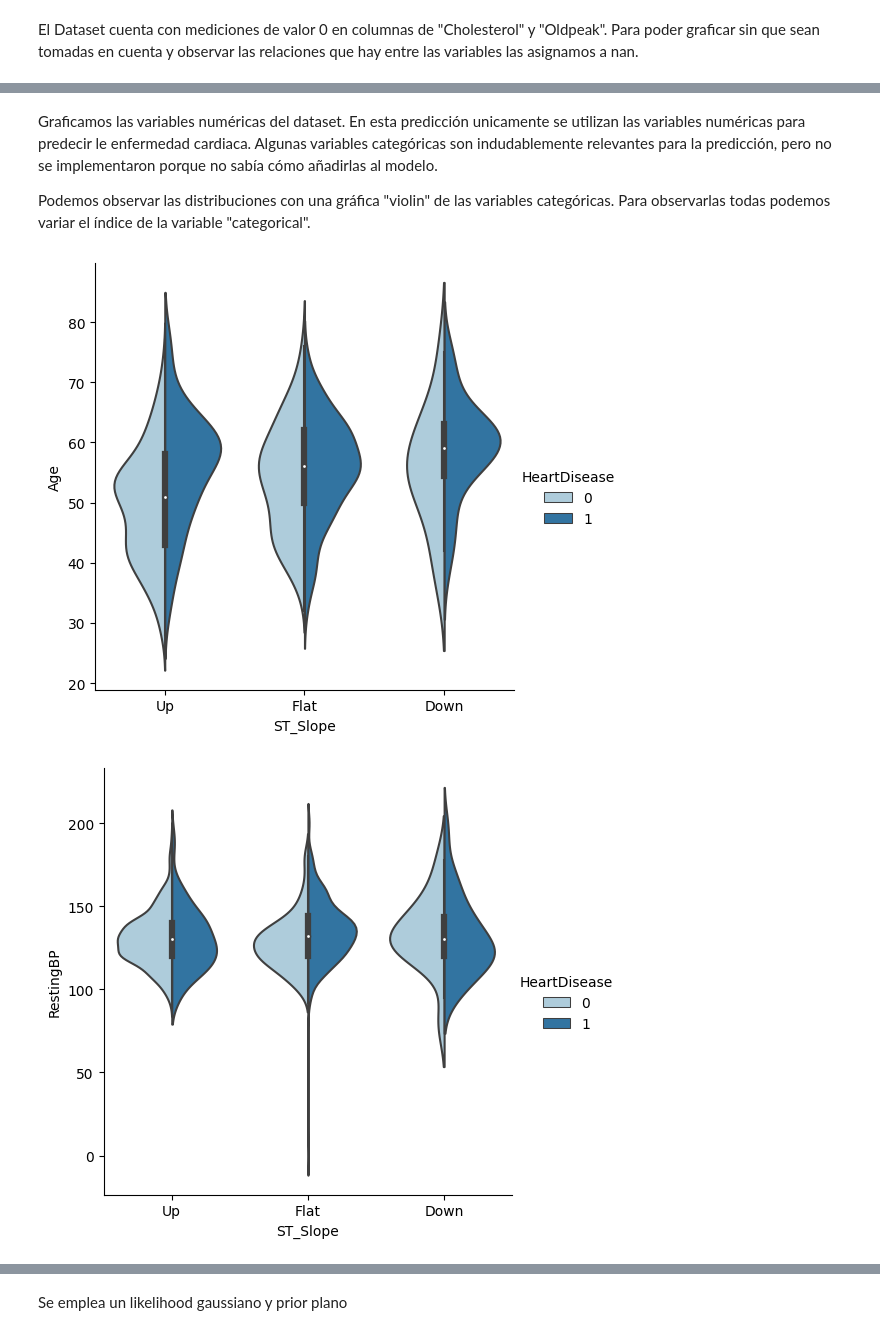
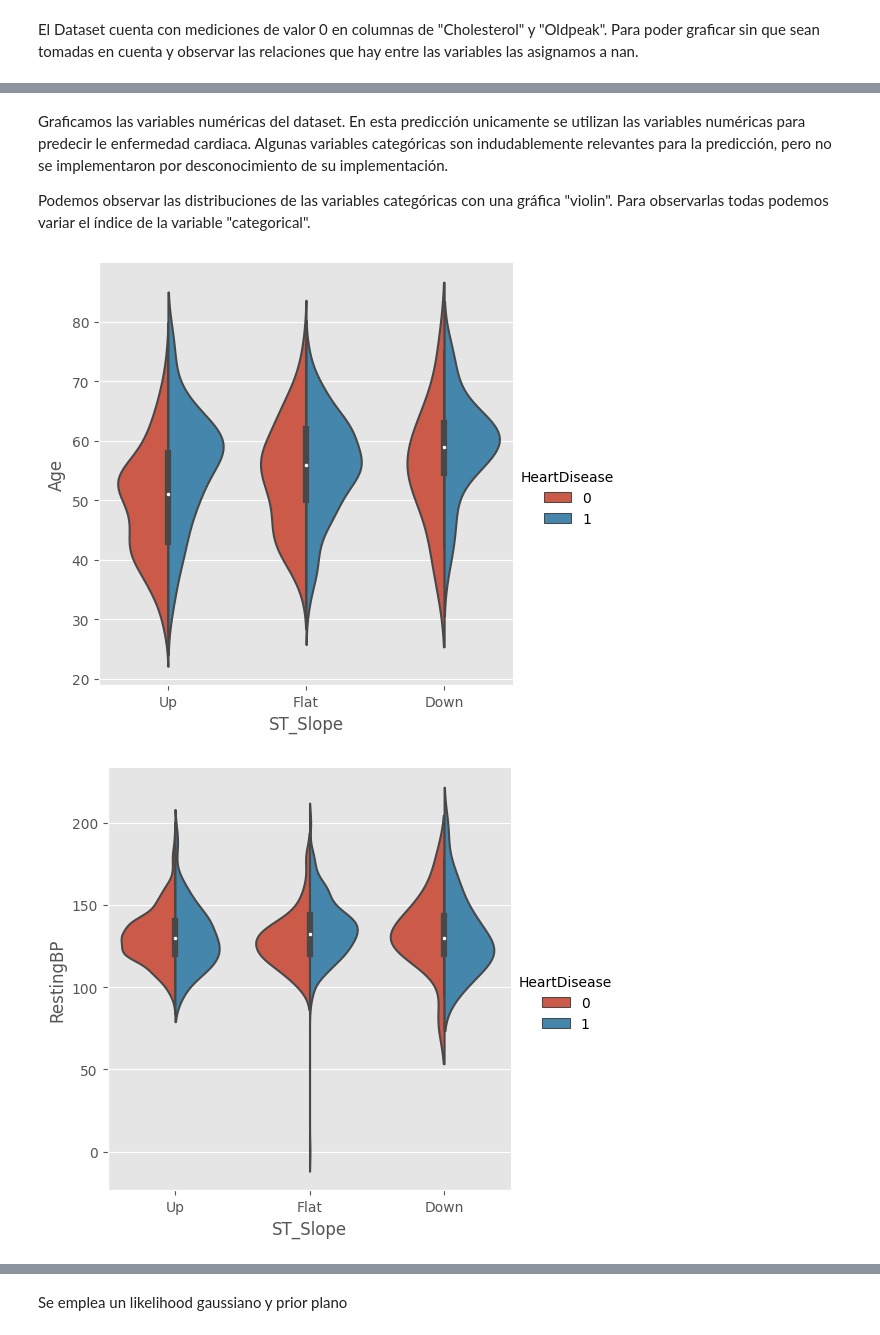
Before and after one commit to DCI-alxogm/ml2023-Isaias-Hernandez, a Jupyter notebook: Nov3-4/(comentado)proyecto_ml_mcmc.ipynb, the cells around one changed output, grey strips where cells are left out. Drawn from its saved outputs; the diff is of its cells as text; code cells hidden in the pictures.

```diff
--- a/Nov3-4/(comentado)proyecto_ml_mcmc.ipynb
+++ b/Nov3-4/(comentado)proyecto_ml_mcmc.ipynb
@@ -10,8 +12,9 @@ import pandas as pd
 import matplotlib.pyplot as plt
 import seaborn as sns
 import pdb
-# %%
-sns.set_palette("Paired")
+# %%
+sns.set_palette("colorblind")
+plt.style.use("ggplot")
 # %% [markdown]
 ______________________________________________
 # Data set: Heart Failure Prediction Dataset
@@ -72,12 +77,13 @@ sns.pairplot(heart_1, hue="HeartDisease")
 # %% [markdown]
-Graficamos las variables numéricas del dataset. En esta predicción unicamente se utilizan las variables numéricas para predecir le enfermedad cardiaca. Algunas variables categóricas son indudablemente relevantes para la predicción, pero no se implementaron porque no sabía cómo añadirlas al modelo.
+Graficamos las variables numéricas del dataset. En esta predicción unicamente se utilizan las variables numéricas para predecir le enfermedad cardiaca. Algunas variables categóricas son indudablemente relevantes para la predicción, pero no se implementaron por desconocimiento de su implementación.
 
-Podemos observar las distribuciones con una gráfica "violin" de las variables categóricas. Para observarlas todas podemos variar el índice de la variable "categorical".
+Podemos observar las distribuciones de las variables categóricas con una gráfica "violin". Para observarlas todas podemos variar el índice de la variable "categorical".
 # %%
 # categorical = ["Sex", "ChestPainType", "FastingBS", "RestingECG", "ExerciseAngina", "ST_Slope"]
-cat = categorical[5]
+indice = 5
+cat = categorical[indice]
 for col in numericos:
   sns.catplot(data=heart, x=cat, y=col, hue="HeartDisease", kind="violin", split=True)
 # %% [output]
-[figure, old version]
+[figure, new version]
-[figure, old version]
+[figure, new version]
```
Also changed, not shown: parts of 55 cells of this notebook.
